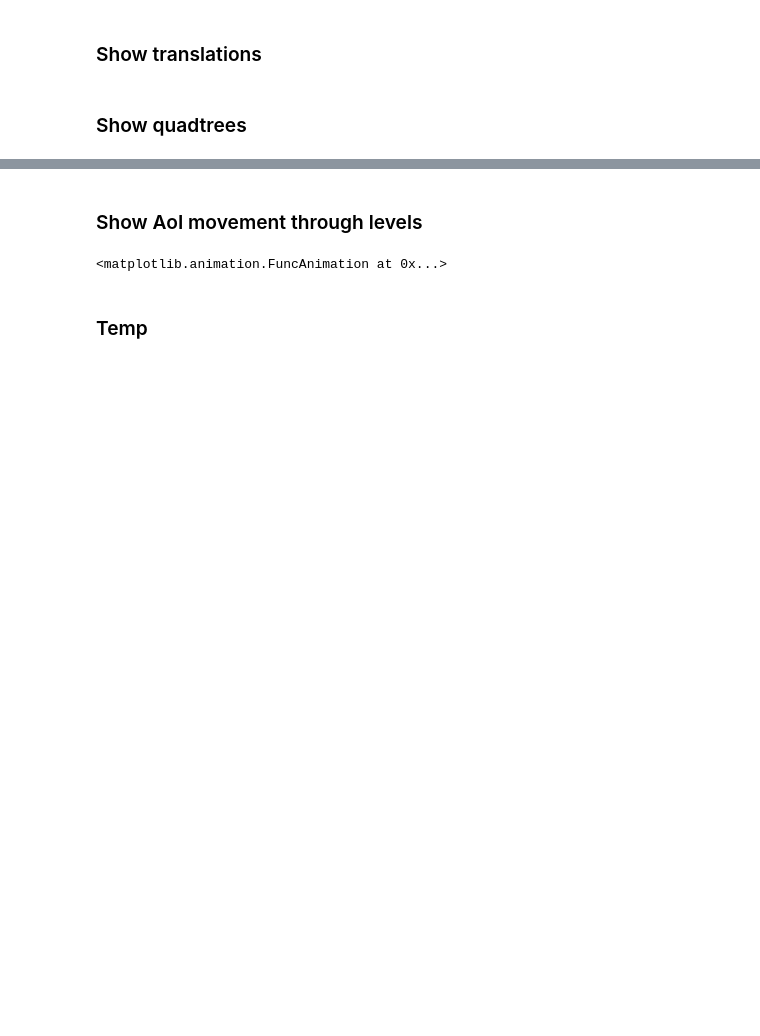
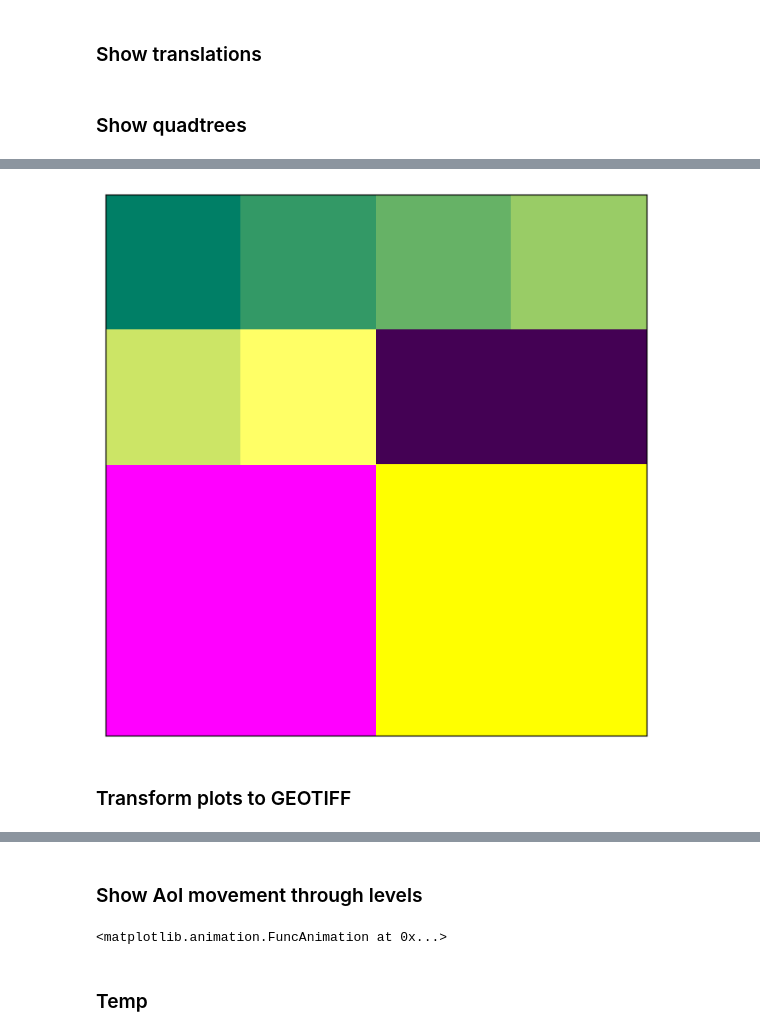
Before and after one commit to destoswa/pc_movement_tracking, a Jupyter notebook: transform_visualization.ipynb, the cells around one changed output, grey strips where cells are left out. Drawn from its saved outputs; the diff is of its cells as text; code cells hidden in the pictures; blank space fills up the shorter version.

Commit message:
new version of code + multiple level visualization

```diff
--- a/transform_visualization.ipynb
+++ b/transform_visualization.ipynb
@@ -360,0 +521,42 @@ print(C.shape)
+# %%
+import numpy as np
+import matplotlib.pyplot as plt
+
+grids = [
+    np.arange(1).reshape((1,1)),
+    np.arange(4).reshape((2,2)),
+    np.arange(16).reshape((4,4)),
+]
+
+masks = [
+    (grids[0] > 999),
+    (grids[1] < 2),
+    (grids[2] > 5),
+]
+
+cmaps = ['viridis', 'spring', 'summer']
+
+fig, ax = plt.subplots(figsize=(6, 6))
+
+for i in range(len(grids)):
+    cmap = plt.get_cmap(cmaps[i]).copy()
+    cmap.set_bad((0, 0, 0, 0))  # transparent masked values
+
+    grid = np.ma.masked_where(masks[i], grids[i])
+
+    ax.imshow(
+        grid,
+        cmap=cmap,
+        interpolation='none',
+        extent=(0, 1, 0, 1),  # 👈 aligns all grids
+        zorder=i              # 👈 ensures proper stacking
+    )
+
+ax.set_xticks([])
+ax.set_yticks([])
+plt.tight_layout()
+plt.show()
+# %% [output]
+[figure, added]
+# %% [markdown]
+### Transform plots to GEOTIFF
```
Also changed, not shown: parts of 27 cells of this notebook, 4 other files.
